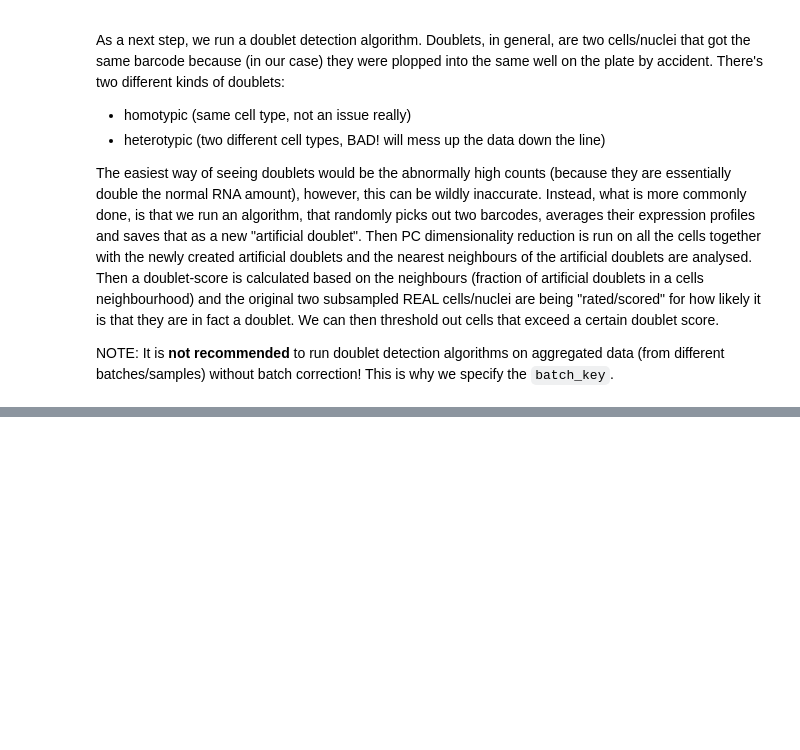
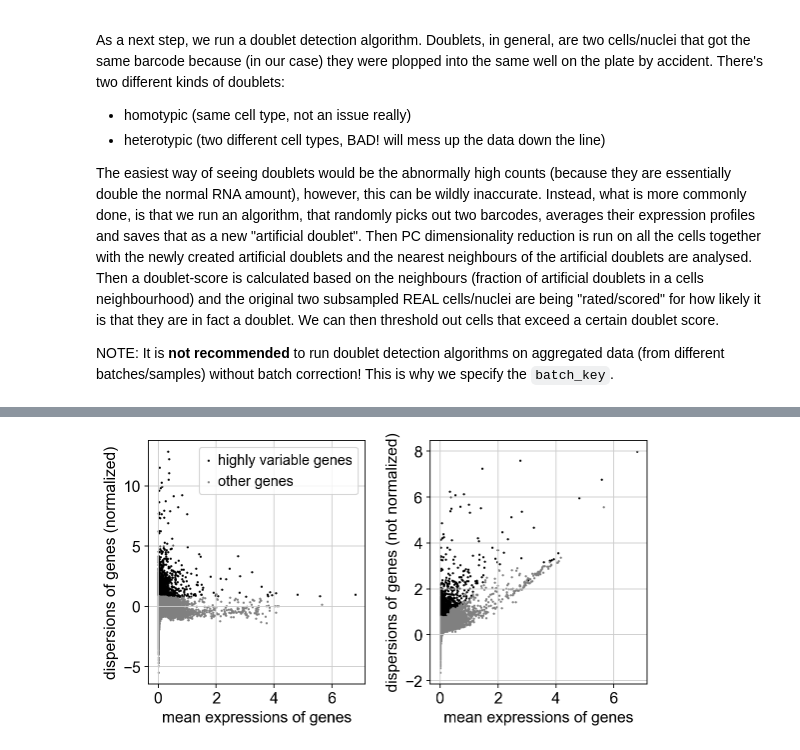
Before and after one commit to JohannKorn/MasterThesisJohann, a Jupyter notebook: ScanPy_Tutorial.ipynb, the cells around one changed output, grey strips where cells are left out. Saved outputs shown, nothing was run; the diff lists cells and outputs as text; code cells hidden in the pictures; blank space fills up the shorter version.

```diff
--- a/ScanPy_Tutorial.ipynb
+++ b/ScanPy_Tutorial.ipynb
@@ -247,0 +342,10 @@ Okay okay, ja. Normal, what is normal, nothings normal!
+# %%
+# Highly variable jeans
+sc.pp.highly_variable_genes(adata, n_top_genes= 2000, batch_key= "sample") # Still! define batches!
+adata.var.iloc[:, -6:-1] #it adds these annotations to the variables! We can now filter after "highly variable"
+
+# Reminder! All of this is done on the normalised and log-shifted data set now!
+
+sc.pl.highly_variable_genes(adata)
+# %% [output]
+[figure, added]
```
Also changed, not shown: parts of 10 cells of this notebook, 1 other file.
